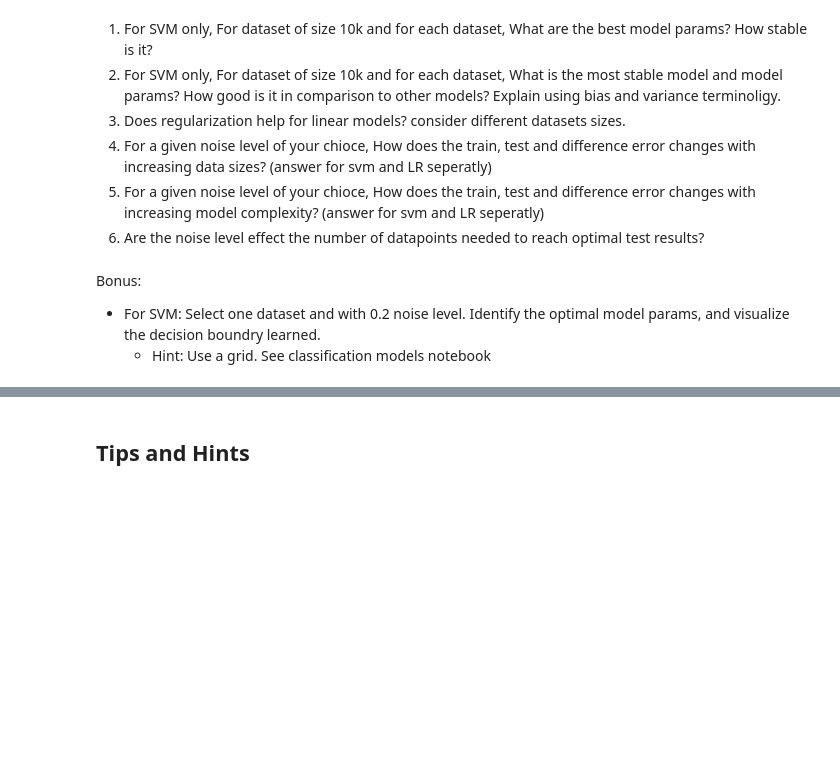
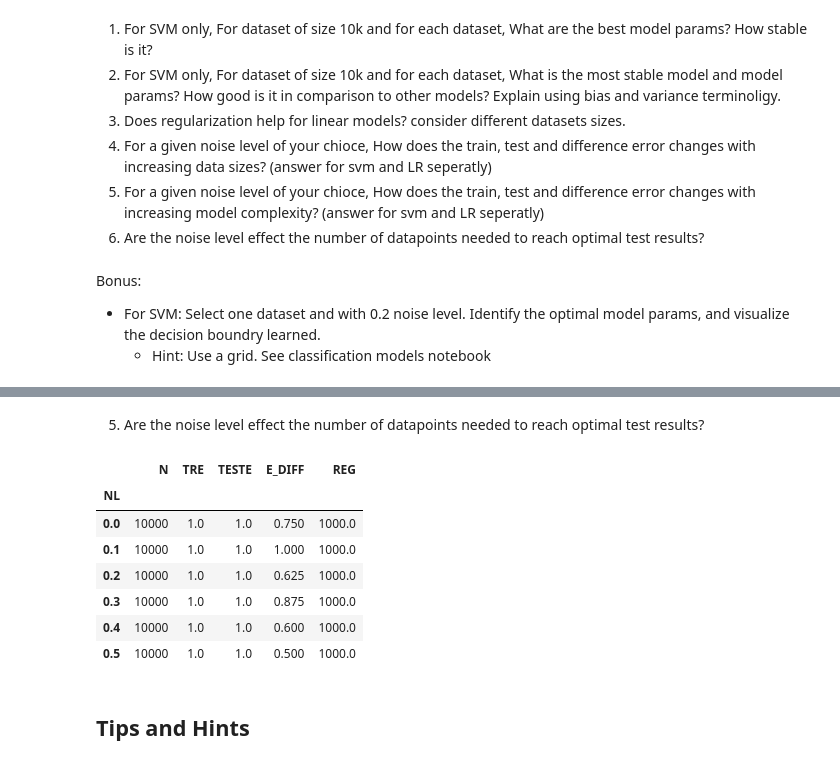
Before and after one commit to lior15/Python_ML_2023, a Jupyter notebook: Exercises/Modeling Exercise Solution.ipynb, the cells around one changed output, grey strips where cells are left out. Drawn from its saved outputs; the diff is of its cells as text; code cells hidden in the pictures; blank space fills up the shorter version.

```diff
--- a/Exercises/Modeling Exercise Solution.ipynb
+++ b/Exercises/Modeling Exercise Solution.ipynb
@@ -145,3 +201,16 @@ Bonus:
+# %% [markdown]
+5. Are the noise level effect the number of datapoints needed to reach optimal test results?
+# %%
+results.groupby("NL")
+# %% [output]
+|  | N | TRE | TESTE | E_DIFF | REG |
+| NL |  |  |  |  |  |
+| 0.0 | 10000 | 1.0 | 1.0 | 0.750 | 1000.0 |
+| 0.1 | 10000 | 1.0 | 1.0 | 1.000 | 1000.0 |
+| 0.2 | 10000 | 1.0 | 1.0 | 0.625 | 1000.0 |
+| 0.3 | 10000 | 1.0 | 1.0 | 0.875 | 1000.0 |
+| 0.4 | 10000 | 1.0 | 1.0 | 0.600 | 1000.0 |
+| 0.5 | 10000 | 1.0 | 1.0 | 0.500 | 1000.0 |
 # %% [markdown]
 ## Tips and Hints
 # %% [markdown]
```
Also changed, not shown: parts of 6 cells of this notebook.
